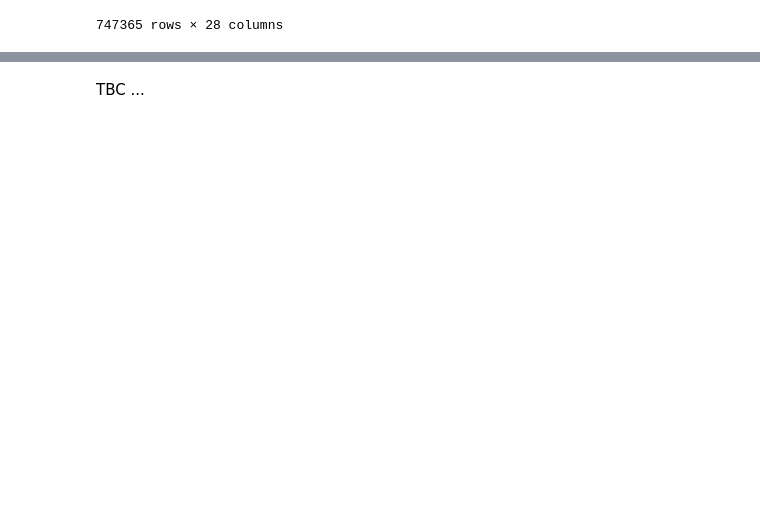
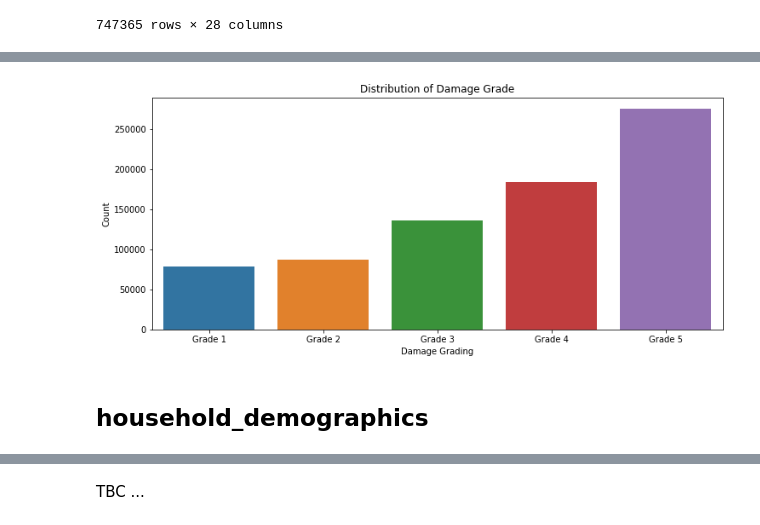
Before and after one commit to sandraabu/earthquake-damage, a Jupyter notebook: sql-earthquake.ipynb, the cells around one changed output, grey strips where cells are left out. Cells and saved outputs as stored; diff of their text form; code cells hidden in the pictures; blank space fills up the shorter version.

```diff
--- a/sql-earthquake.ipynb
+++ b/sql-earthquake.ipynb
@@ -174,0 +284,10 @@ FROM household_earthquake_impact;
+# %%
+damage_grouped = pd.read_sql("""
+
+SELECT damage_grade, COUNT(damage_grade) AS 'Count'
+FROM building_structure
+WHERE damage_grade IS NOT NULL
+GROUP BY damage_grade
+
+""", conn)
+damage_grouped
@@ -174,0 +301,11 @@ FROM household_earthquake_impact;
+# %%
+
+plt.figure(figsize=(12,5))
+ax = sns.barplot(x='damage_grade', y='Count',data=damage_grouped, order = ['Grade 1', 'Grade 2', 'Grade 3', 'Grade 4', 'Grade 5'])
+plt.title("Distribution of Damage Grade")
+plt.xlabel("Damage Grading")
+plt.show()
+# %% [output]
+[figure, added]
+# %% [markdown]
+## household_demographics
```
Also changed, not shown: parts of 23 cells of this notebook.
